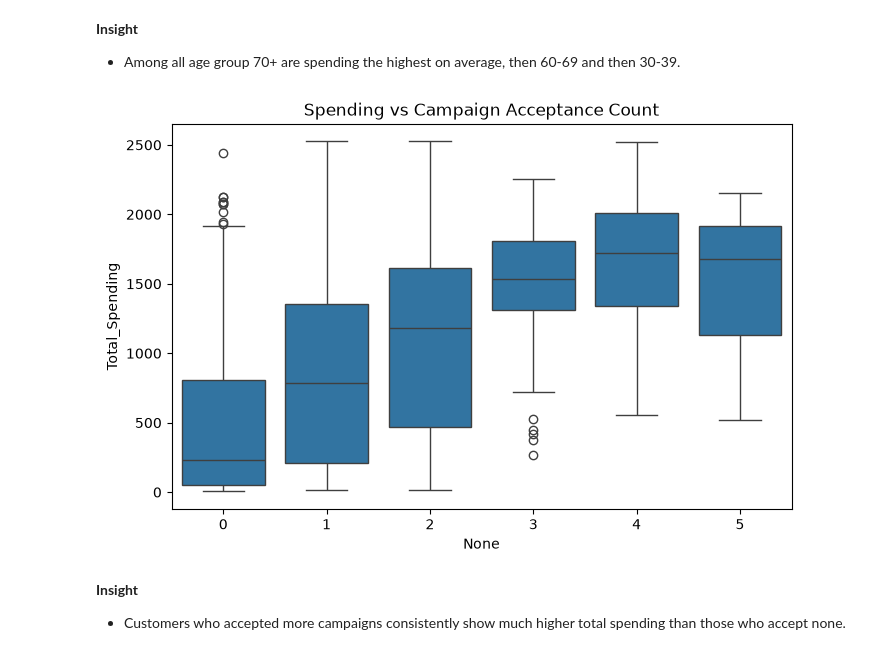
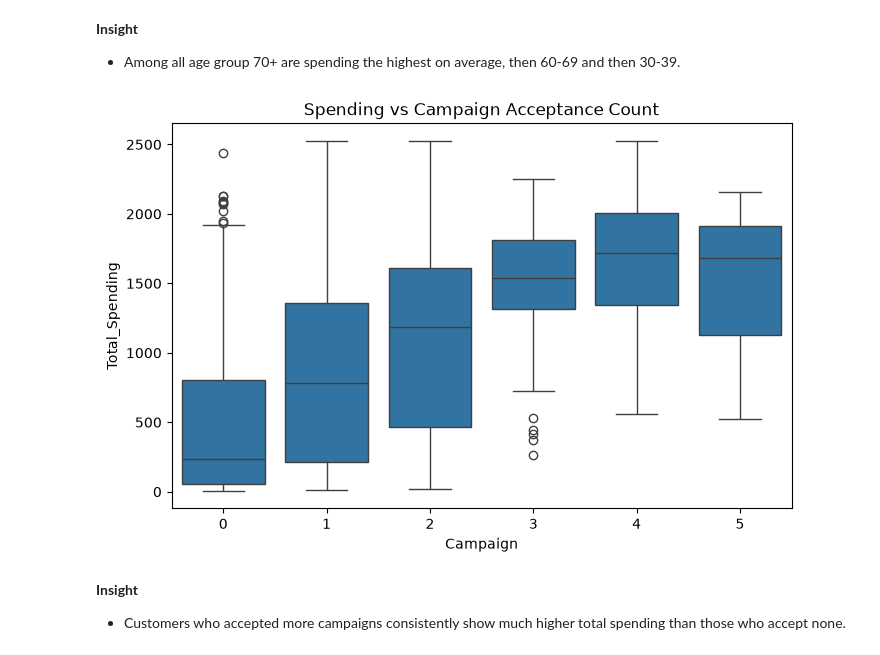
Before and after one commit to virtual-arin/Customer-Intelligence-Segmentation-System, a Jupyter notebook: notebooks/Notebook.ipynb, the cells around one changed output. Cells and saved outputs as stored; diff of their text form; code cells hidden in the pictures.

```diff
--- a/notebooks/Notebook.ipynb
+++ b/notebooks/Notebook.ipynb
@@ -224,13 +224,14 @@ plt.savefig('../images/average_total_spending_by_age_group.png', bbox_inches='ti
 # %%
 # Do customers who accepted previous campaigns spend more or buy differently?
 total_accepted_campaign = df[['AcceptedCmp1','AcceptedCmp2','AcceptedCmp3', 'AcceptedCmp4','AcceptedCmp5','Response']].sum(axis=1)
 plt.figure(figsize=(8,5))
 sns.boxplot(data=df, x=total_accepted_campaign, y='Total_Spending')
 plt.title('Spending vs Campaign Acceptance Count')
+plt.xlabel('Campaign')
 plt.savefig('../images/spending_vs_campaign_acceptance.png', bbox_inches='tight')
 plt.show()
 # %% [output]
-[figure, old version]
+[figure, new version]
 # %% [markdown]
 **Insight**
 * Customers who accepted more campaigns consistently show much higher total spending than those who accept none.
```
Also changed, not shown: parts of 3 cells of this notebook, 5 other files.
